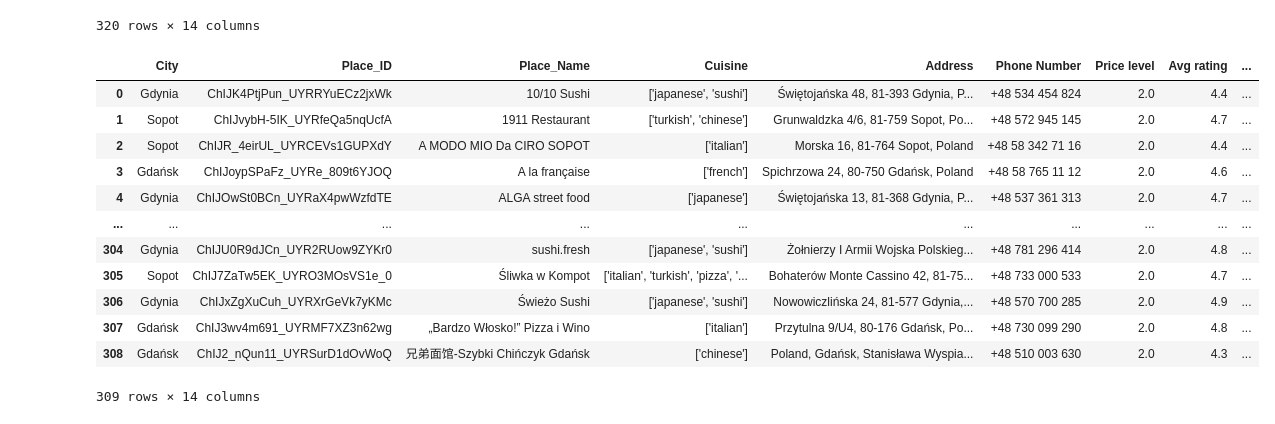
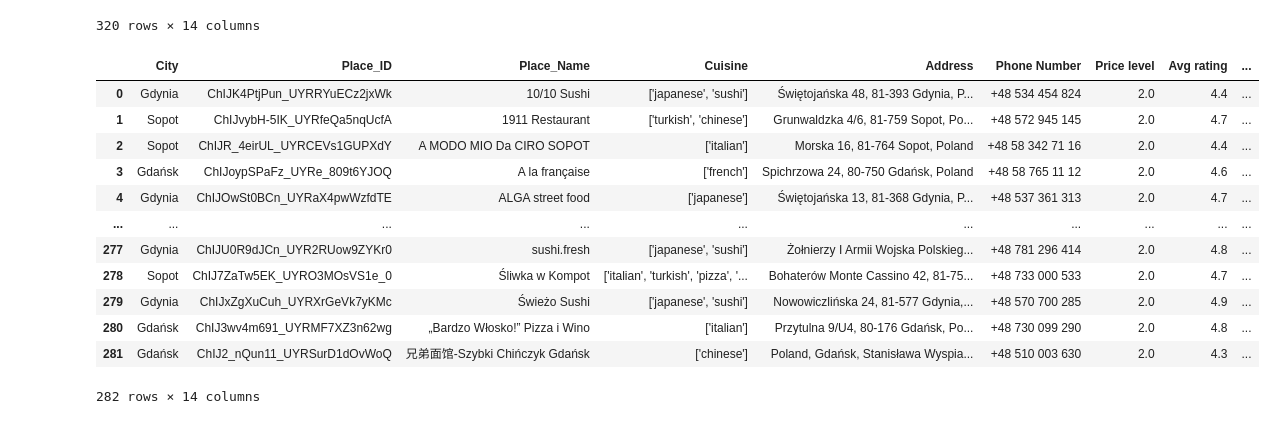
Before and after one commit to AsiaSzych/IU_Voice_Assistants, a Jupyter notebook: restaurants_data/prepare_restaurants_info.ipynb, the cells around one changed output. Saved outputs shown, nothing was run; the diff lists cells and outputs as text; code cells hidden in the pictures.

Commit message:
fix duplicates in restaurants data

```diff
--- a/restaurants_data/prepare_restaurants_info.ipynb
+++ b/restaurants_data/prepare_restaurants_info.ipynb
@@ -103,21 +103,22 @@ restaurants_total
 320 rows × 14 columns
 # %%
 restaurants_total.dropna(subset=["Opening Hours"], inplace=True)
+restaurants_total.drop_duplicates(subset=['Place_ID'], inplace=True)
 restaurants_total.reset_index(inplace=True, drop=True)
 restaurants_total
 # %% [output]
 |  | City | Place_ID | Place_Name | Cuisine | Address | Phone Number | Price level | Avg rating | ... |
 | 0 | Gdynia | ChIJK4PtjPun_UYRRYuECz2jxWk | 10/10 Sushi | ['japanese', 'sushi'] | Świętojańska 48, 81-393 Gdynia, P... | +48 534 454 824 | 2.0 | 4.4 | ... |
 | 1 | Sopot | ChIJvybH-5IK_UYRfeQa5nqUcfA | 1911 Restaurant | ['turkish', 'chinese'] | Grunwaldzka 4/6, 81-759 Sopot, Po... | +48 572 945 145 | 2.0 | 4.7 | ... |
 | 2 | Sopot | ChIJR_4eirUL_UYRCEVs1GUPXdY | A MODO MIO Da CIRO SOPOT | ['italian'] | Morska 16, 81-764 Sopot, Poland | +48 58 342 71 16 | 2.0 | 4.4 | ... |
 | 3 | Gdańsk | ChIJoypSPaFz_UYRe_809t6YJOQ | A la française | ['french'] | Spichrzowa 24, 80-750 Gdańsk, Poland | +48 58 765 11 12 | 2.0 | 4.6 | ... |
 | 4 | Gdynia | ChIJOwSt0BCn_UYRaX4pwWzfdTE | ALGA street food | ['japanese'] | Świętojańska 13, 81-368 Gdynia, P... | +48 537 361 313 | 2.0 | 4.7 | ... |
 | ... | ... | ... | ... | ... | ... | ... | ... | ... | ... |
-| 304 | Gdynia | ChIJU0R9dJCn_UYR2RUow9ZYKr0 | sushi.fresh | ['japanese', 'sushi'] | Żołnierzy I Armii Wojska Polskieg... | +48 781 296 414 | 2.0 | 4.8 | ... |
-| 305 | Sopot | ChIJ7ZaTw5EK_UYRO3MOsVS1e_0 | Śliwka w Kompot | ['italian', 'turkish', 'pizza', '... | Bohaterów Monte Cassino 42, 81-75... | +48 733 000 533 | 2.0 | 4.7 | ... |
-| 306 | Gdynia | ChIJxZgXuCuh_UYRXrGeVk7yKMc | Świeżo Sushi | ['japanese', 'sushi'] | Nowowiczlińska 24, 81-577 Gdynia,... | +48 570 700 285 | 2.0 | 4.9 | ... |
-| 307 | Gdańsk | ChIJ3wv4m691_UYRMF7XZ3n62wg | „Bardzo Włosko!” Pizza i Wino | ['italian'] | Przytulna 9/U4, 80-176 Gdańsk, Po... | +48 730 099 290 | 2.0 | 4.8 | ... |
-| 308 | Gdańsk | ChIJ2_nQun11_UYRSurD1dOvWoQ | 兄弟面馆-Szybki Chińczyk Gdańsk | ['chinese'] | Poland, Gdańsk, Stanisława Wyspia... | +48 510 003 630 | 2.0 | 4.3 | ... |
+| 277 | Gdynia | ChIJU0R9dJCn_UYR2RUow9ZYKr0 | sushi.fresh | ['japanese', 'sushi'] | Żołnierzy I Armii Wojska Polskieg... | +48 781 296 414 | 2.0 | 4.8 | ... |
+| 278 | Sopot | ChIJ7ZaTw5EK_UYRO3MOsVS1e_0 | Śliwka w Kompot | ['italian', 'turkish', 'pizza', '... | Bohaterów Monte Cassino 42, 81-75... | +48 733 000 533 | 2.0 | 4.7 | ... |
+| 279 | Gdynia | ChIJxZgXuCuh_UYRXrGeVk7yKMc | Świeżo Sushi | ['japanese', 'sushi'] | Nowowiczlińska 24, 81-577 Gdynia,... | +48 570 700 285 | 2.0 | 4.9 | ... |
+| 280 | Gdańsk | ChIJ3wv4m691_UYRMF7XZ3n62wg | „Bardzo Włosko!” Pizza i Wino | ['italian'] | Przytulna 9/U4, 80-176 Gdańsk, Po... | +48 730 099 290 | 2.0 | 4.8 | ... |
+| 281 | Gdańsk | ChIJ2_nQun11_UYRSurD1dOvWoQ | 兄弟面馆-Szybki Chińczyk Gdańsk | ['chinese'] | Poland, Gdańsk, Stanisława Wyspia... | +48 510 003 630 | 2.0 | 4.3 | ... |
-309 rows × 14 columns
+282 rows × 14 columns
 # %%
 restaurants_total.to_csv("all_restaurants_info.csv", sep=";", header=True)
```
Also changed, not shown: 2 other files.
